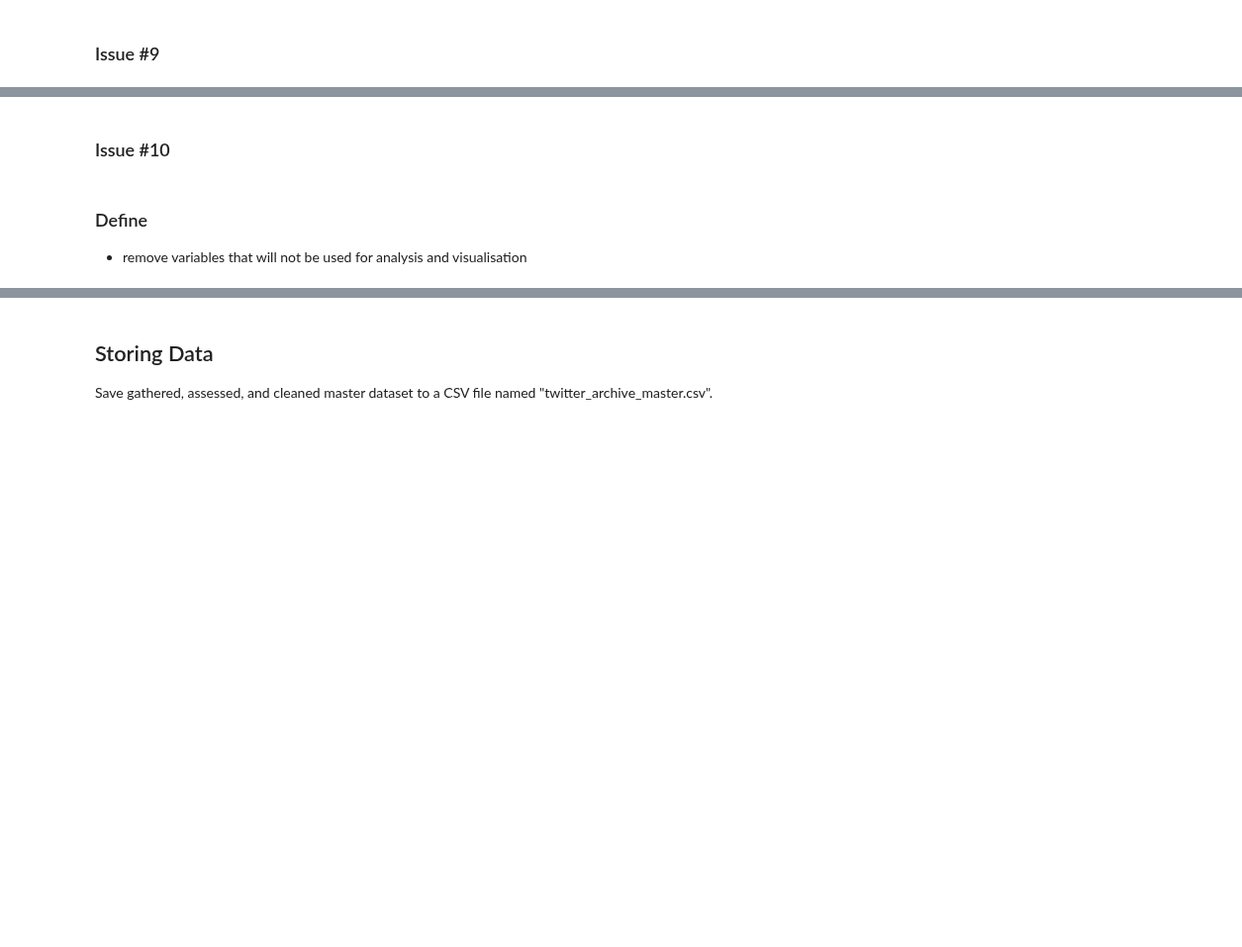
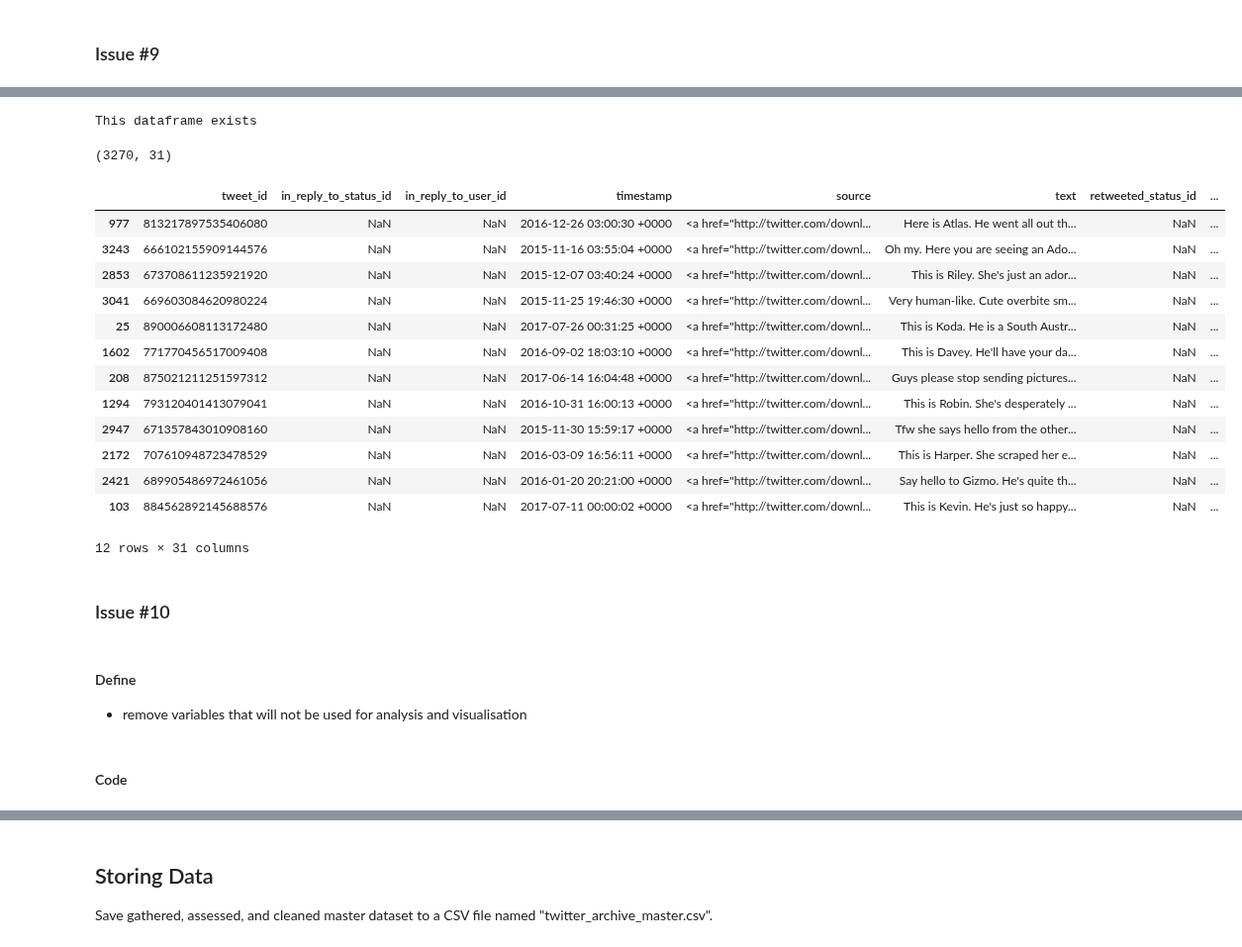
Before and after one commit to brk-a/alx-t-data-analyst, a Jupyter notebook: 0x01-project_2_wrangle_and_analyse_data/wrangle_act.ipynb, the cells around one changed output, grey strips where cells are left out. Shown at 99% size. Drawn from its saved outputs; the diff is of its cells as text; code cells hidden in the pictures; blank space fills up the shorter version.

```diff
--- a/0x01-project_2_wrangle_and_analyse_data/wrangle_act.ipynb
+++ b/0x01-project_2_wrangle_and_analyse_data/wrangle_act.ipynb
@@ -922,0 +928,6 @@ Name: retweeted_status_id, dtype: int64
+# %%
+#combine `twtr_archive_copy` with `img_predictions_copy`
+merge_archive_img = pd.merge(twtr_archive_copy, img_predictions_copy, left_on='tweet_id', right_on='tweet_id', how='inner')
+# %%
+#combine `merge_archive_img` with `df_tweets_copy`
+twtr_arch_master = pd.merge(merge_archive_img, df_tweets_copy, left_on='tweet_id', right_on='tweet_id', how='inner')
@@ -923,6 +957,33 @@ Name: retweeted_status_id, dtype: int64
+# %%
+confirm_exists(twtr_arch_master)
+# %% [output]
+This dataframe exists
+# %%
+twtr_arch_master.shape #3270 obs, 31 variables
+# %% [output]
+(3270, 31)
+# %%
+twtr_arch_master.sample(randint(5,15))
+# %% [output]
+|  | tweet_id | in_reply_to_status_id | in_reply_to_user_id | timestamp | source | text | retweeted_status_id | ... |
+| 977 | 813217897535406080 | NaN | NaN | 2016-12-26 03:00:30 +0000 | <a href="http://twitter.com/downl... | Here is Atlas. He went all out th... | NaN | ... |
+| 3243 | 666102155909144576 | NaN | NaN | 2015-11-16 03:55:04 +0000 | <a href="http://twitter.com/downl... | Oh my. Here you are seeing an Ado... | NaN | ... |
+| 2853 | 673708611235921920 | NaN | NaN | 2015-12-07 03:40:24 +0000 | <a href="http://twitter.com/downl... | This is Riley. She's just an ador... | NaN | ... |
+| 3041 | 669603084620980224 | NaN | NaN | 2015-11-25 19:46:30 +0000 | <a href="http://twitter.com/downl... | Very human-like. Cute overbite sm... | NaN | ... |
+| 25 | 890006608113172480 | NaN | NaN | 2017-07-26 00:31:25 +0000 | <a href="http://twitter.com/downl... | This is Koda. He is a South Austr... | NaN | ... |
+| 1602 | 771770456517009408 | NaN | NaN | 2016-09-02 18:03:10 +0000 | <a href="http://twitter.com/downl... | This is Davey. He'll have your da... | NaN | ... |
+| 208 | 875021211251597312 | NaN | NaN | 2017-06-14 16:04:48 +0000 | <a href="http://twitter.com/downl... | Guys please stop sending pictures... | NaN | ... |
+| 1294 | 793120401413079041 | NaN | NaN | 2016-10-31 16:00:13 +0000 | <a href="http://twitter.com/downl... | This is Robin. She's desperately ... | NaN | ... |
+| 2947 | 671357843010908160 | NaN | NaN | 2015-11-30 15:59:17 +0000 | <a href="http://twitter.com/downl... | Tfw she says hello from the other... | NaN | ... |
+| 2172 | 707610948723478529 | NaN | NaN | 2016-03-09 16:56:11 +0000 | <a href="http://twitter.com/downl... | This is Harper. She scraped her e... | NaN | ... |
+| 2421 | 689905486972461056 | NaN | NaN | 2016-01-20 20:21:00 +0000 | <a href="http://twitter.com/downl... | Say hello to Gizmo. He's quite th... | NaN | ... |
+| 103 | 884562892145688576 | NaN | NaN | 2017-07-11 00:00:02 +0000 | <a href="http://twitter.com/downl... | This is Kevin. He's just so happy... | NaN | ... |
+12 rows × 31 columns
 # %% [markdown]
 ### Issue #10
 # %% [markdown]
-### Define
+#### Define
 
 * remove variables that will not be used for analysis and visualisation
+# %% [markdown]
+#### Code
```
Also changed, not shown: parts of 34 cells of this notebook.
